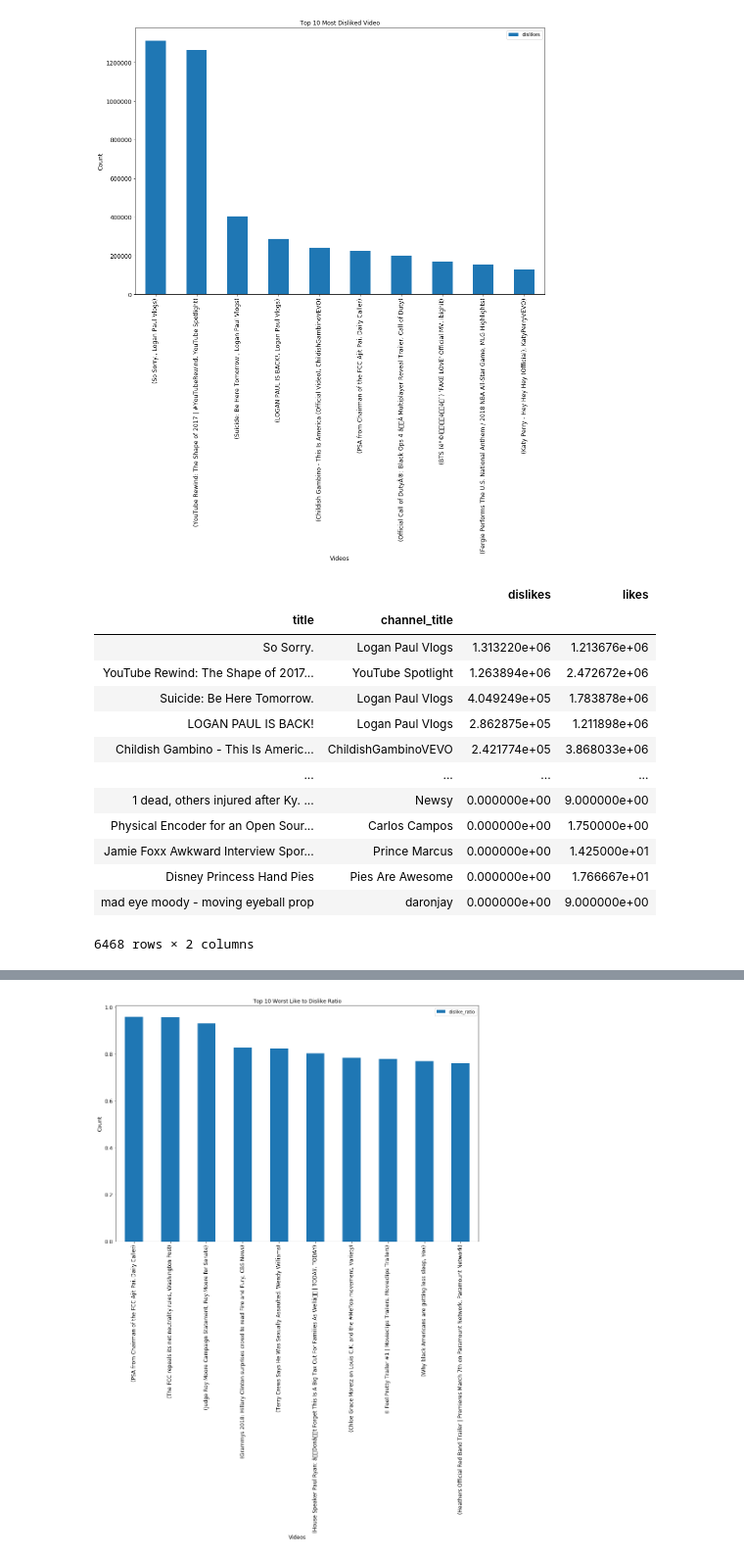
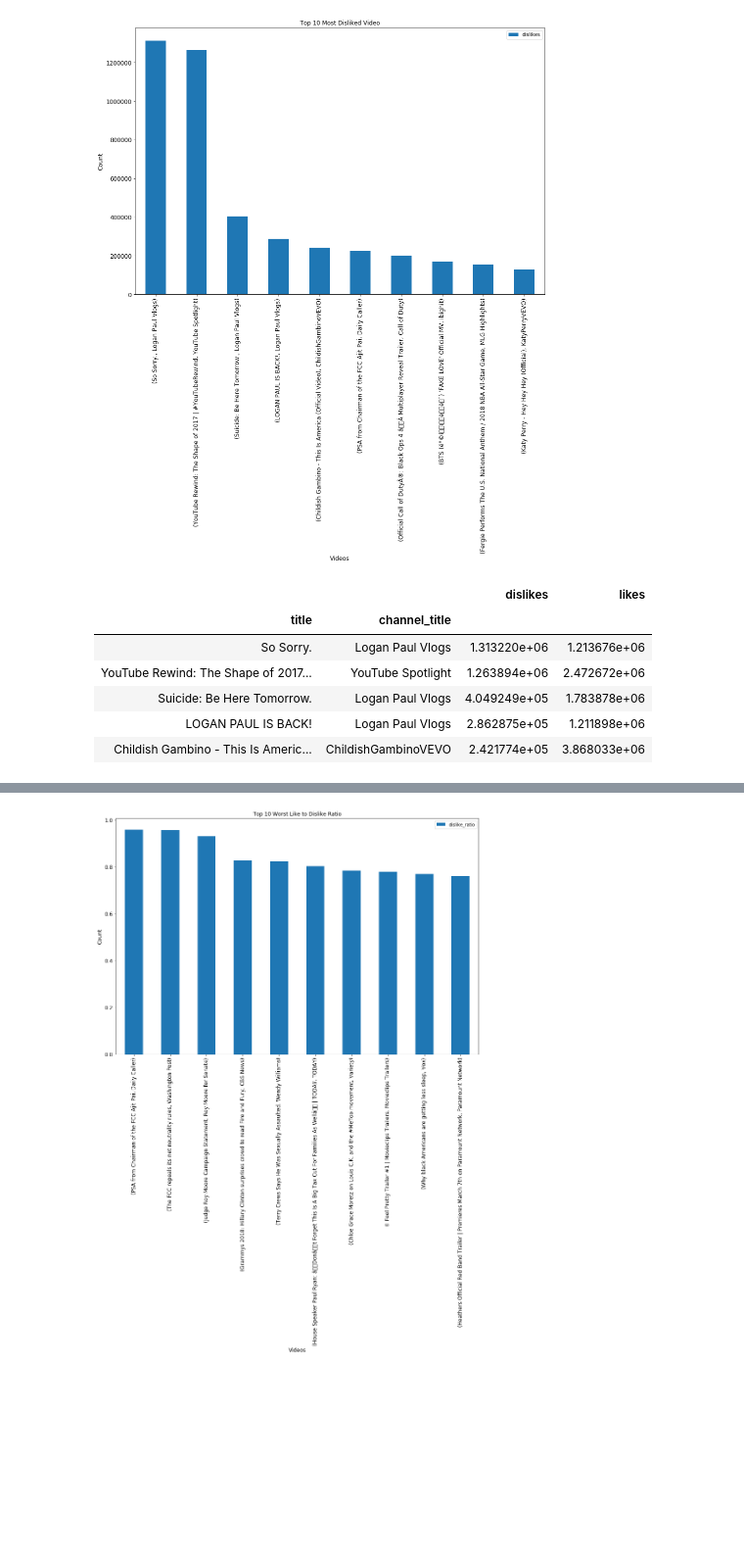
Before and after one commit to srivasis/MA384, a Jupyter notebook: Most_Disliked.ipynb, the cells around one changed output, grey strips where cells are left out. Shown at 98% size. Saved outputs shown, nothing was run; the diff lists cells and outputs as text; code cells hidden in the pictures; blank space fills up the shorter version.

```diff
--- a/Most_Disliked.ipynb
+++ b/Most_Disliked.ipynb
@@ -30,19 +36,12 @@ plt.show()
 # %% [output]
 [figure]
 # %%
-p
+p.head()
 # %% [output]
 |  |  | dislikes | likes |
 | title | channel_title |  |  |
 | So Sorry. | Logan Paul Vlogs | 1.313220e+06 | 1.213676e+06 |
 | YouTube Rewind: The Shape of 2017... | YouTube Spotlight | 1.263894e+06 | 2.472672e+06 |
 | Suicide: Be Here Tomorrow. | Logan Paul Vlogs | 4.049249e+05 | 1.783878e+06 |
 | LOGAN PAUL IS BACK! | Logan Paul Vlogs | 2.862875e+05 | 1.211898e+06 |
 | Childish Gambino - This Is Americ... | ChildishGambinoVEVO | 2.421774e+05 | 3.868033e+06 |
-| ... | ... | ... | ... |
-| 1 dead, others injured after Ky. ... | Newsy | 0.000000e+00 | 9.000000e+00 |
-| Physical Encoder for an Open Sour... | Carlos Campos | 0.000000e+00 | 1.750000e+00 |
-| Jamie Foxx Awkward Interview Spor... | Prince Marcus | 0.000000e+00 | 1.425000e+01 |
-| Disney Princess Hand Pies | Pies Are Awesome | 0.000000e+00 | 1.766667e+01 |
-| mad eye moody - moving eyeball prop | daronjay | 0.000000e+00 | 9.000000e+00 |
-6468 rows × 2 columns
```
Also changed, not shown: parts of 4 cells of this notebook, 1 other file.
